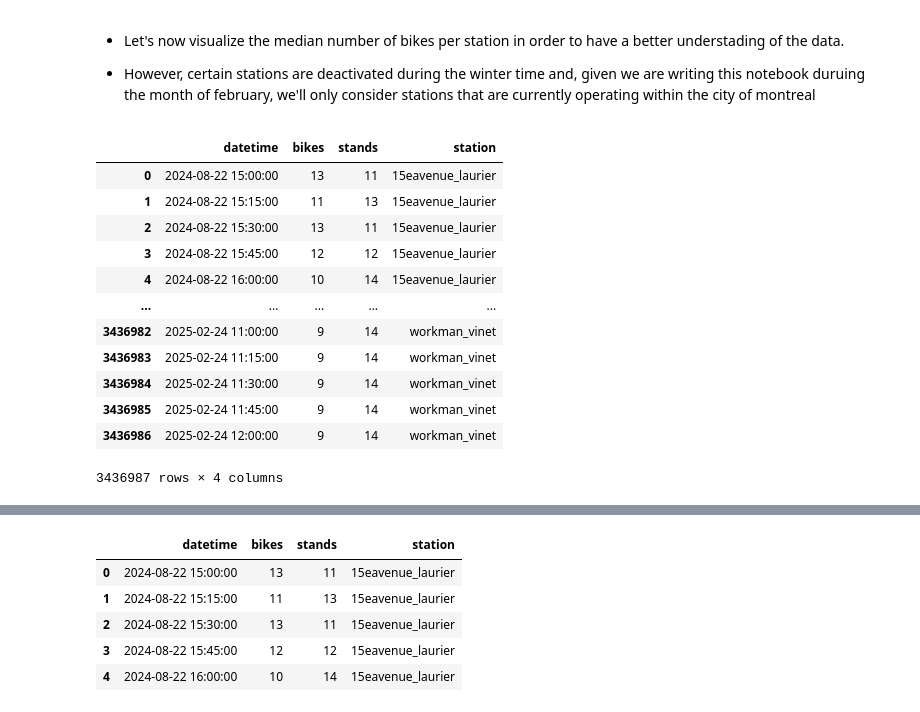
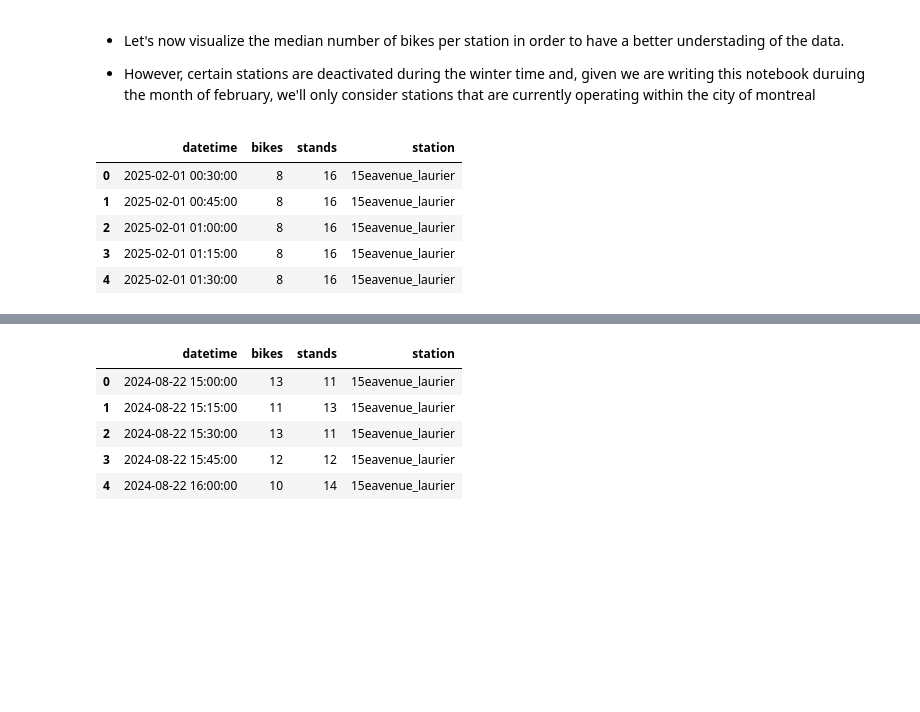
Before and after one commit to brfseckert/bixi_availability_prediction, a Jupyter notebook: notebooks/03_modeling.ipynb, the cells around one changed output, grey strips where cells are left out. Cells and saved outputs as stored; diff of their text form; code cells hidden in the pictures; blank space fills up the shorter version.

```diff
--- a/notebooks/03_modeling.ipynb
+++ b/notebooks/03_modeling.ipynb
@@ -166,21 +145,14 @@ stations_capacity['station'] = standarize_station_name(stations_capacity['statio
 # %%
 operating_stations = resampled_df.merge(stations_capacity['station'], how='inner', on='station')
 # %%
-operating_stations
+operating_stations.head()
 # %% [output]
 |  | datetime | bikes | stands | station |
-| 0 | 2024-08-22 15:00:00 | 13 | 11 | 15eavenue_laurier |
-| 1 | 2024-08-22 15:15:00 | 11 | 13 | 15eavenue_laurier |
-| 2 | 2024-08-22 15:30:00 | 13 | 11 | 15eavenue_laurier |
-| 3 | 2024-08-22 15:45:00 | 12 | 12 | 15eavenue_laurier |
-| 4 | 2024-08-22 16:00:00 | 10 | 14 | 15eavenue_laurier |
-| ... | ... | ... | ... | ... |
-| 3436982 | 2025-02-24 11:00:00 | 9 | 14 | workman_vinet |
-| 3436983 | 2025-02-24 11:15:00 | 9 | 14 | workman_vinet |
-| 3436984 | 2025-02-24 11:30:00 | 9 | 14 | workman_vinet |
-| 3436985 | 2025-02-24 11:45:00 | 9 | 14 | workman_vinet |
-| 3436986 | 2025-02-24 12:00:00 | 9 | 14 | workman_vinet |
+| 0 | 2025-02-01 00:30:00 | 8 | 16 | 15eavenue_laurier |
+| 1 | 2025-02-01 00:45:00 | 8 | 16 | 15eavenue_laurier |
+| 2 | 2025-02-01 01:00:00 | 8 | 16 | 15eavenue_laurier |
+| 3 | 2025-02-01 01:15:00 | 8 | 16 | 15eavenue_laurier |
+| 4 | 2025-02-01 01:30:00 | 8 | 16 | 15eavenue_laurier |
-3436987 rows × 4 columns
 # %%
 print(f'Number of stations during spring/summer time: {len(resampled_df["station"].unique())}')
 print(f'Number of stations during winter time: {len(operating_stations["station"].unique())}')
```
Also changed, not shown: parts of 4 cells of this notebook, 32 other files.
